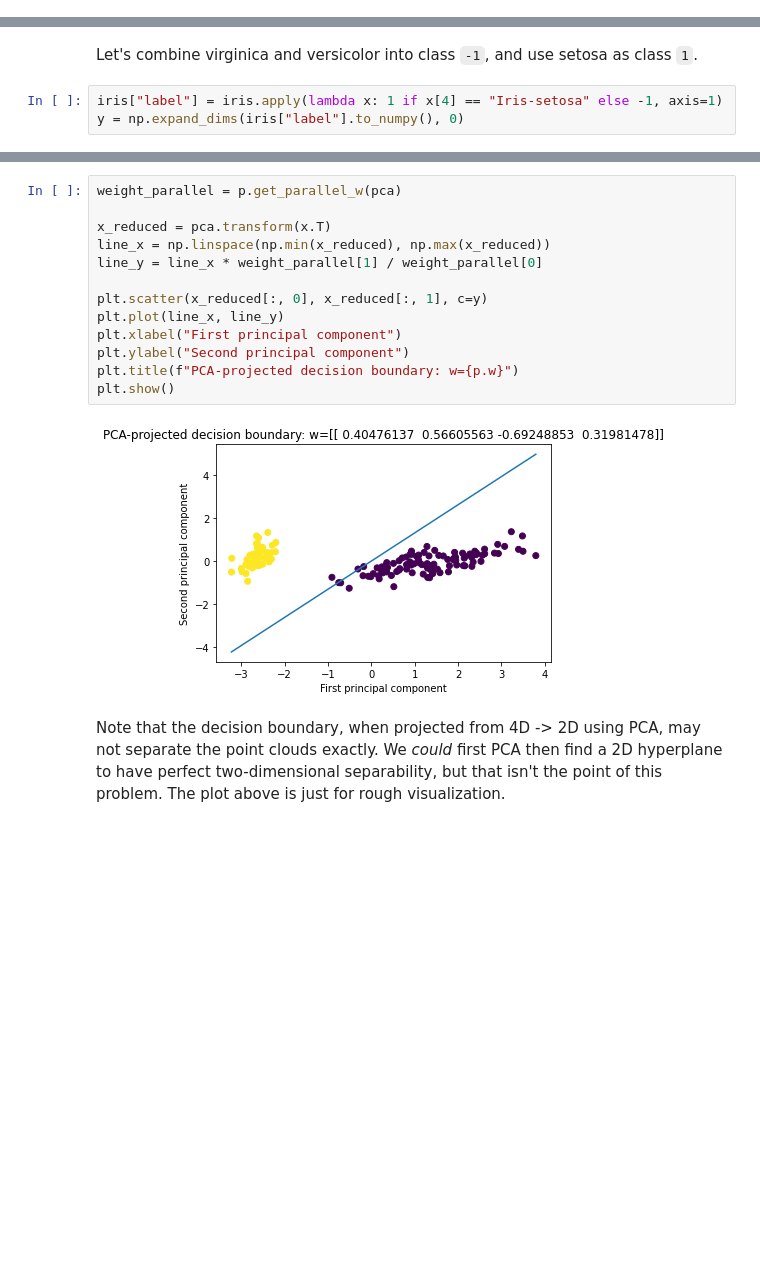
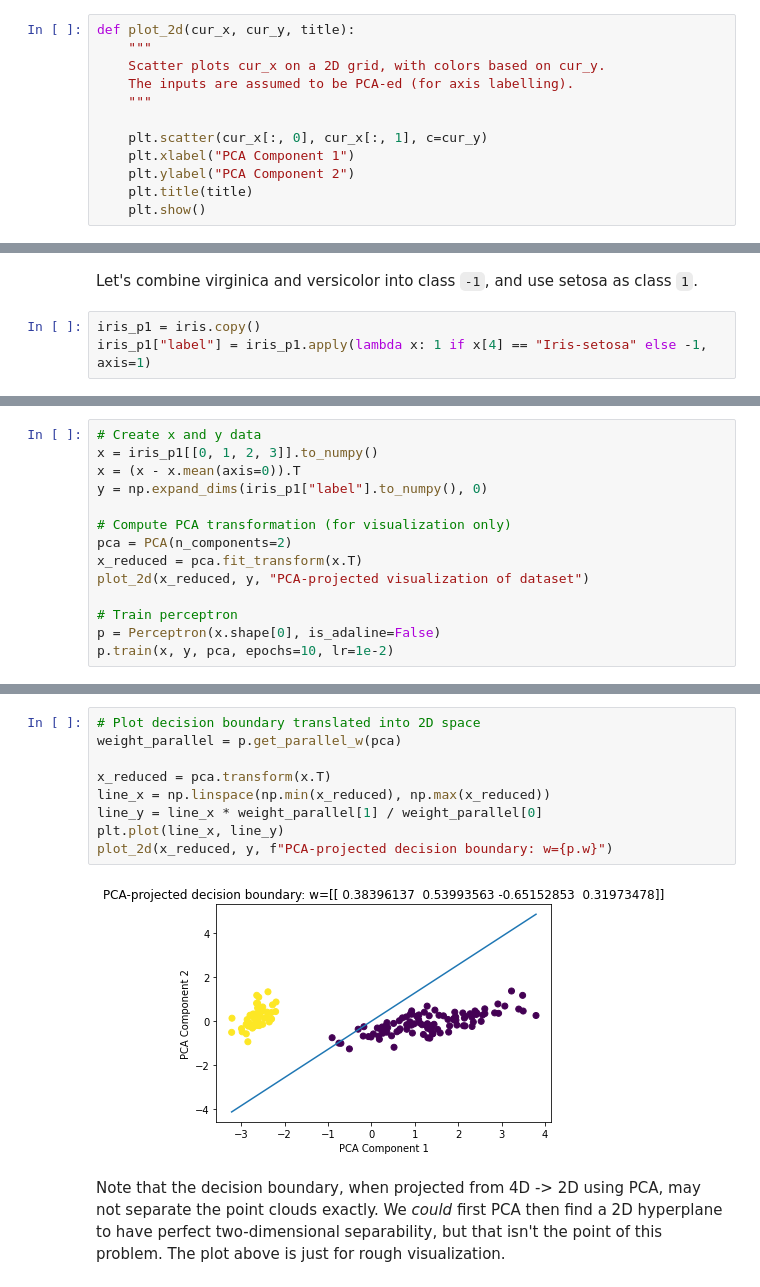
Before and after one commit to kmeng01/9.53-psets, a Jupyter notebook: pset-1/solution.ipynb, the cells around one changed output, grey strips where cells are left out. Cells and saved outputs as stored; diff of their text form; blank space fills up the shorter version.

```diff
--- a/pset-1/solution.ipynb
+++ b/pset-1/solution.ipynb
@@ -13,3 +20,15 @@ import pandas as pd
+# %%
+def plot_2d(cur_x, cur_y, title):
+    """
+    Scatter plots cur_x on a 2D grid, with colors based on cur_y.
+    The inputs are assumed to be PCA-ed (for axis labelling).
+    """
+
+    plt.scatter(cur_x[:, 0], cur_x[:, 1], c=cur_y)
+    plt.xlabel("PCA Component 1")
+    plt.ylabel("PCA Component 2")
+    plt.title(title)
+    plt.show()
 # %% [markdown]
 ## Problem 1
 # %% [markdown]
@@ -47,5 +60,5 @@ plt.show()
 # %% [markdown]
 Let's combine virginica and versicolor into class `-1`, and use setosa as class `1`.
 # %%
-iris["label"] = iris.apply(lambda x: 1 if x[4] == "Iris-setosa" else -1, axis=1)
-y = np.expand_dims(iris["label"].to_numpy(), 0)
+iris_p1 = iris.copy()
+iris_p1["label"] = iris_p1.apply(lambda x: 1 if x[4] == "Iris-setosa" else -1, axis=1)
@@ -61,0 +65,14 @@ p.train(x, y, pca, epochs=1, lr=1e-1)
+# %%
+# Create x and y data
+x = iris_p1[[0, 1, 2, 3]].to_numpy()
+x = (x - x.mean(axis=0)).T
+y = np.expand_dims(iris_p1["label"].to_numpy(), 0)
+
+# Compute PCA transformation (for visualization only)
+pca = PCA(n_components=2)
+x_reduced = pca.fit_transform(x.T)
+plot_2d(x_reduced, y, "PCA-projected visualization of dataset")
+
+# Train perceptron
+p = Perceptron(x.shape[0], is_adaline=False)
+p.train(x, y, pca, epochs=10, lr=1e-2)
@@ -62,18 +84,14 @@ p.train(x, y, pca, epochs=1, lr=1e-1)
 # %%
+# Plot decision boundary translated into 2D space
 weight_parallel = p.get_parallel_w(pca)
 
 x_reduced = pca.transform(x.T)
 line_x = np.linspace(np.min(x_reduced), np.max(x_reduced))
 line_y = line_x * weight_parallel[1] / weight_parallel[0]
-
-plt.scatter(x_reduced[:, 0], x_reduced[:, 1], c=y)
 plt.plot(line_x, line_y)
-plt.xlabel("First principal component")
-plt.ylabel("Second principal component")
-plt.title(f"PCA-projected decision boundary: w={p.w}")
-plt.show()
+plot_2d(x_reduced, y, f"PCA-projected decision boundary: w={p.w}")
 # %% [output]
-[figure, old version]
+[figure, new version]
 # %% [markdown]
 Note that the decision boundary, when projected from 4D -> 2D using PCA, may not separate the point clouds exactly. We _could_ first PCA then find a 2D hyperplane to have perfect two-dimensional separability, but that isn't the point of this problem. The plot above is just for rough visualization.
 # %% [markdown]
```
Also changed, not shown: parts of 27 cells of this notebook, 2 other files.
